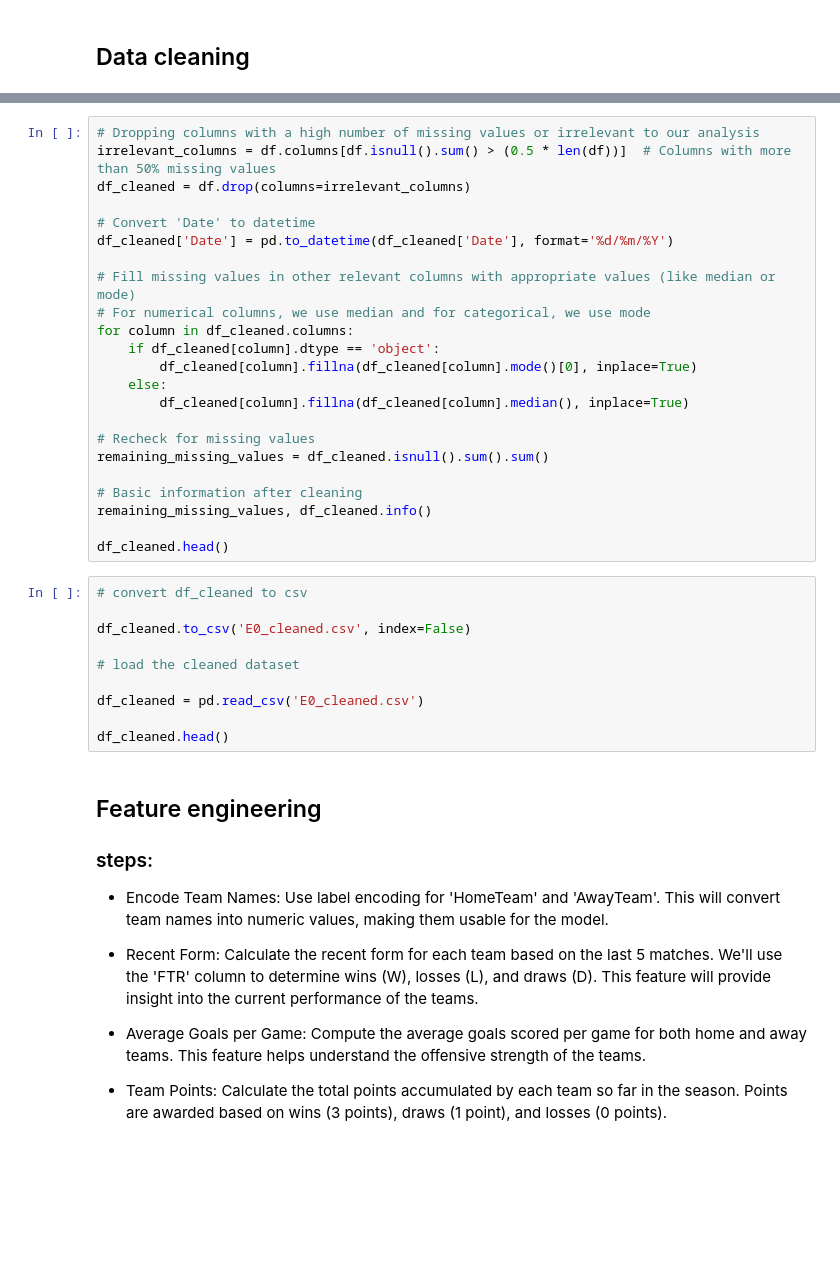
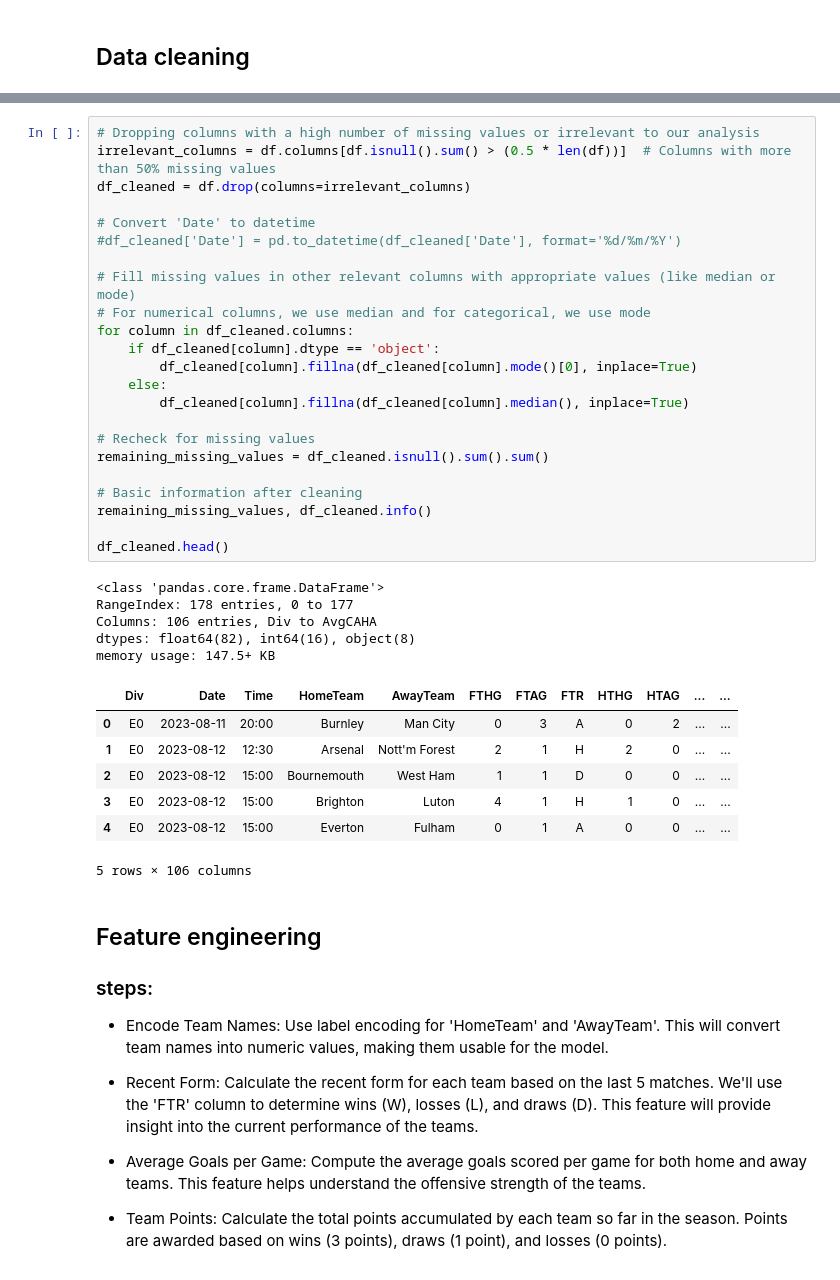
Before and after one commit to dagbolade/PL_prediction, a Jupyter notebook: epl/epl.ipynb, the cells around one changed output, grey strips where cells are left out. Drawn from its saved outputs; the diff is of its cells as text; blank space fills up the shorter version.

```diff
--- a/epl/epl.ipynb
+++ b/epl/epl.ipynb
@@ -31,36 +61,39 @@ missing_values, duplicate_rows
 # %%
 # Dropping columns with a high number of missing values or irrelevant to our analysis
 irrelevant_columns = df.columns[df.isnull().sum() > (0.5 * len(df))]  # Columns with more than 50% missing values
 df_cleaned = df.drop(columns=irrelevant_columns)
 
 # Convert 'Date' to datetime
-df_cleaned['Date'] = pd.to_datetime(df_cleaned['Date'], format='%d/%m/%Y')
+#df_cleaned['Date'] = pd.to_datetime(df_cleaned['Date'], format='%d/%m/%Y')
 
 # Fill missing values in other relevant columns with appropriate values (like median or mode)
 # For numerical columns, we use median and for categorical, we use mode
 for column in df_cleaned.columns:
     if df_cleaned[column].dtype == 'object':
         df_cleaned[column].fillna(df_cleaned[column].mode()[0], inplace=True)
     else:
         df_cleaned[column].fillna(df_cleaned[column].median(), inplace=True)
 
 # Recheck for missing values
 remaining_missing_values = df_cleaned.isnull().sum().sum()
 
 # Basic information after cleaning
 remaining_missing_values, df_cleaned.info()
 
 df_cleaned.head()
+# %% [output]
+<class 'pandas.core.frame.DataFrame'>
+RangeIndex: 178 entries, 0 to 177
+Columns: 106 entries, Div to AvgCAHA
+dtypes: float64(82), int64(16), object(8)
+memory usage: 147.5+ KB
+|  | Div | Date | Time | HomeTeam | AwayTeam | FTHG | FTAG | FTR | HTHG | HTAG | ... | ... |
+| 0 | E0 | 2023-08-11 | 20:00 | Burnley | Man City | 0 | 3 | A | 0 | 2 | ... | ... |
+| 1 | E0 | 2023-08-12 | 12:30 | Arsenal | Nott'm Forest | 2 | 1 | H | 2 | 0 | ... | ... |
+| 2 | E0 | 2023-08-12 | 15:00 | Bournemouth | West Ham | 1 | 1 | D | 0 | 0 | ... | ... |
+| 3 | E0 | 2023-08-12 | 15:00 | Brighton | Luton | 4 | 1 | H | 1 | 0 | ... | ... |
+| 4 | E0 | 2023-08-12 | 15:00 | Everton | Fulham | 0 | 1 | A | 0 | 0 | ... | ... |
+5 rows × 106 columns
-# %%
-# convert df_cleaned to csv
-
-df_cleaned.to_csv('E0_cleaned.csv', index=False)
-
-# load the cleaned dataset
-
-df_cleaned = pd.read_csv('E0_cleaned.csv')
-
-df_cleaned.head()
 # %% [markdown]
 ## Feature engineering
 
```
Also changed, not shown: parts of 25 cells of this notebook, 8 other files.
